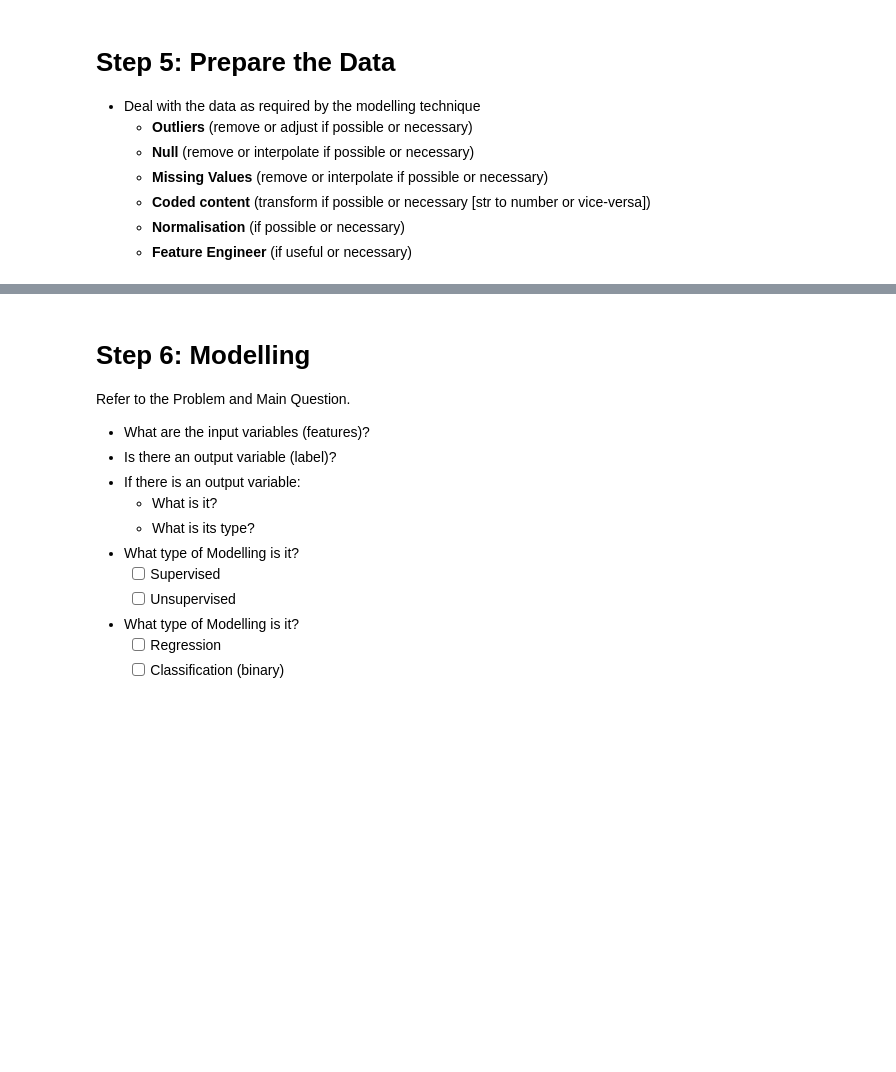
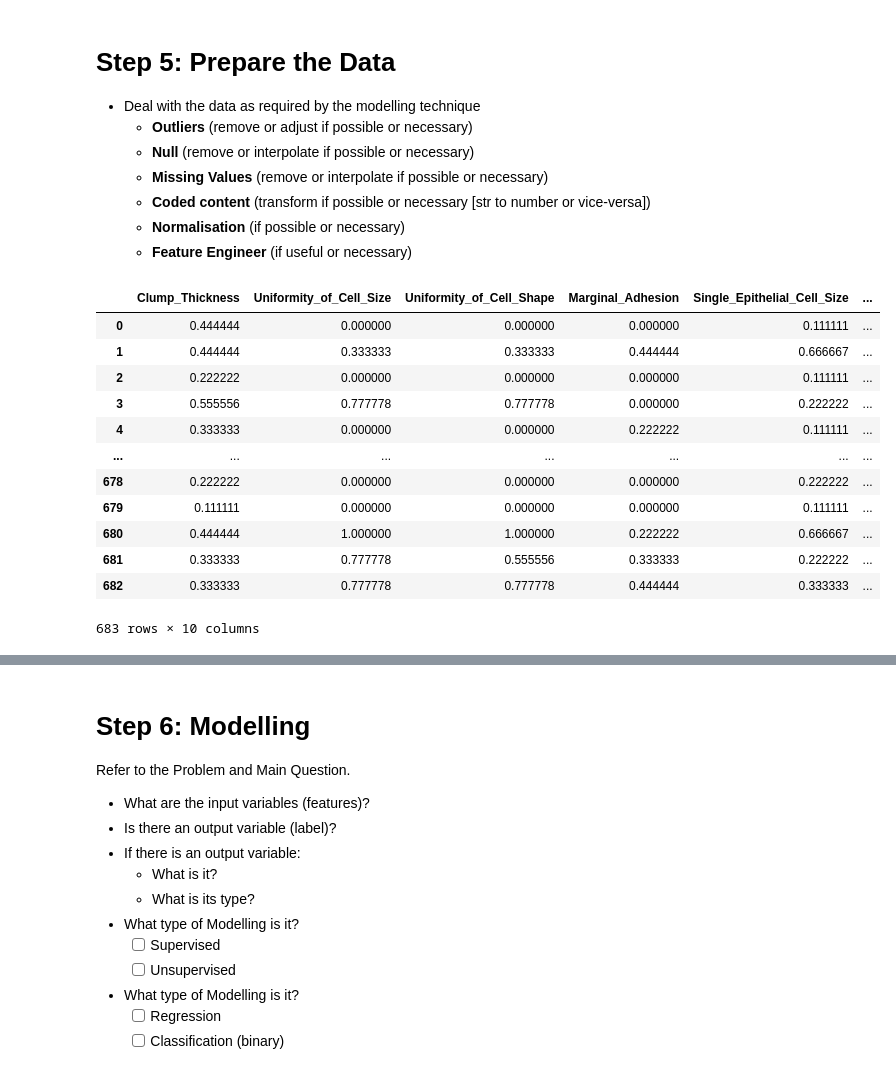
Before and after one commit to CDan07/IOD, a Jupyter notebook: Labs/Module 7/IOD_Lab-7_2_1 - Bagging.ipynb, the cells around one changed output, grey strips where cells are left out. Drawn from its saved outputs; the diff is of its cells as text; code cells hidden in the pictures; blank space fills up the shorter version.

```diff
--- a/Labs/Module 7/IOD_Lab-7_2_1 - Bagging.ipynb
+++ b/Labs/Module 7/IOD_Lab-7_2_1 - Bagging.ipynb
@@ -156,3 +186,22 @@ memory usage: 60.1+ KB
     - **Coded content** (transform if possible or necessary [str to number or vice-versa])
     - **Normalisation** (if possible or necessary)
     - **Feature Engineer** (if useful or necessary)
+# %%
+# Normalize data
+scaler = MinMaxScaler()
+df_normalized = pd.DataFrame(scaler.fit_transform(df), columns=df.columns)
+df_normalized
+# %% [output]
+|  | Clump_Thickness | Uniformity_of_Cell_Size | Uniformity_of_Cell_Shape | Marginal_Adhesion | Single_Epithelial_Cell_Size | ... |
+| 0 | 0.444444 | 0.000000 | 0.000000 | 0.000000 | 0.111111 | ... |
+| 1 | 0.444444 | 0.333333 | 0.333333 | 0.444444 | 0.666667 | ... |
+| 2 | 0.222222 | 0.000000 | 0.000000 | 0.000000 | 0.111111 | ... |
+| 3 | 0.555556 | 0.777778 | 0.777778 | 0.000000 | 0.222222 | ... |
+| 4 | 0.333333 | 0.000000 | 0.000000 | 0.222222 | 0.111111 | ... |
+| ... | ... | ... | ... | ... | ... | ... |
+| 678 | 0.222222 | 0.000000 | 0.000000 | 0.000000 | 0.222222 | ... |
+| 679 | 0.111111 | 0.000000 | 0.000000 | 0.000000 | 0.111111 | ... |
+| 680 | 0.444444 | 1.000000 | 1.000000 | 0.222222 | 0.666667 | ... |
+| 681 | 0.333333 | 0.777778 | 0.555556 | 0.333333 | 0.222222 | ... |
+| 682 | 0.333333 | 0.777778 | 0.777778 | 0.444444 | 0.333333 | ... |
+683 rows × 10 columns
```
Also changed, not shown: parts of 4 cells of this notebook.
